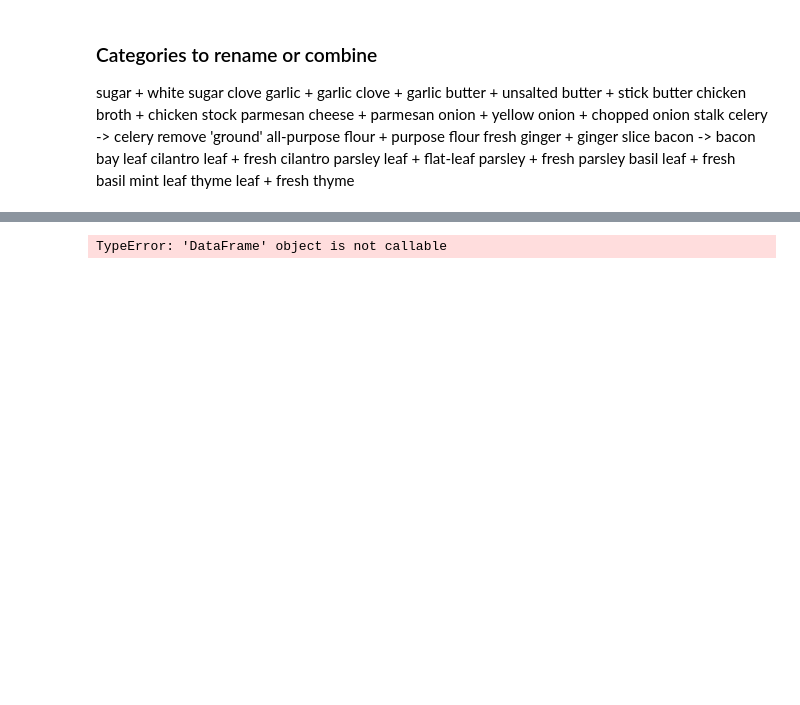
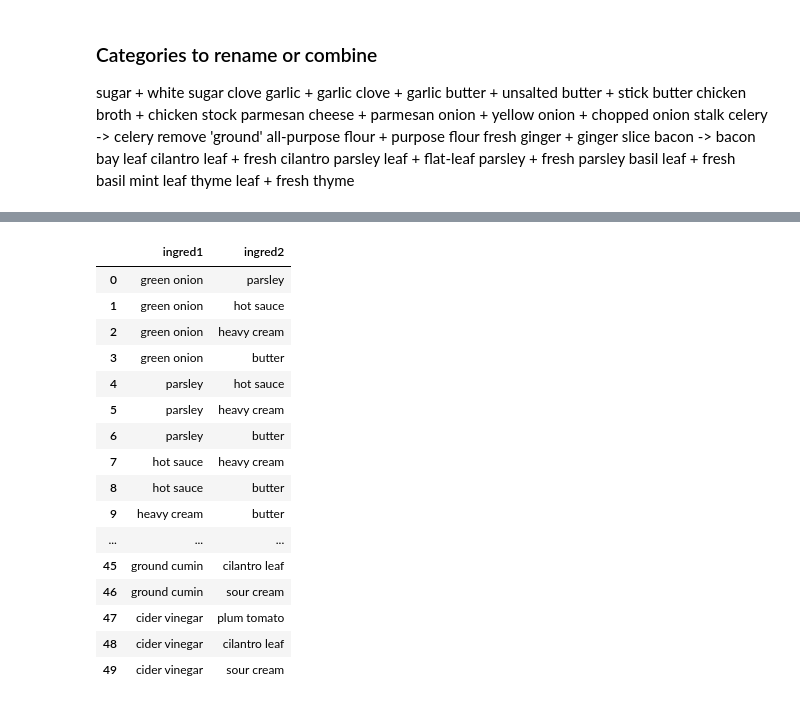
Before and after one commit to finnqiao/recipe_network, a Jupyter notebook: network_data_reshape.ipynb, the cells around one changed output, grey strips where cells are left out. Drawn from its saved outputs; the diff is of its cells as text; code cells hidden in the pictures; blank space fills up the shorter version.

```diff
--- a/network_data_reshape.ipynb
+++ b/network_data_reshape.ipynb
@@ -347,8 +390,27 @@ top_ingreds2 = top_ingreds
 # %%
 combinations_df.to_csv('all_combinations.csv')
-top_ingreds2.to_csv('cleaned_top_ingreds.csv')
-filtered_combinations_df('filtered_combinations.csv')
+top_ingreds.to_csv('cleaned_top_ingreds.csv')
+filtered_combinations_df.to_csv('filtered_combinations.csv')
-# %% [output]
-TypeError: 'DataFrame' object is not callable
 # %%
+/
+
 # Count number of overlapping edges
+filtered_combinations_df.head(50)
+# %% [output]
+|  | ingred1 | ingred2 |
+| 0 | green onion | parsley |
+| 1 | green onion | hot sauce |
+| 2 | green onion | heavy cream |
+| 3 | green onion | butter |
+| 4 | parsley | hot sauce |
+| 5 | parsley | heavy cream |
+| 6 | parsley | butter |
+| 7 | hot sauce | heavy cream |
+| 8 | hot sauce | butter |
+| 9 | heavy cream | butter |
+| ... | ... | ... |
+| 45 | ground cumin | cilantro leaf |
+| 46 | ground cumin | sour cream |
+| 47 | cider vinegar | plum tomato |
+| 48 | cider vinegar | cilantro leaf |
+| 49 | cider vinegar | sour cream |
```
Also changed, not shown: parts of 9 cells of this notebook, 1 other file.
